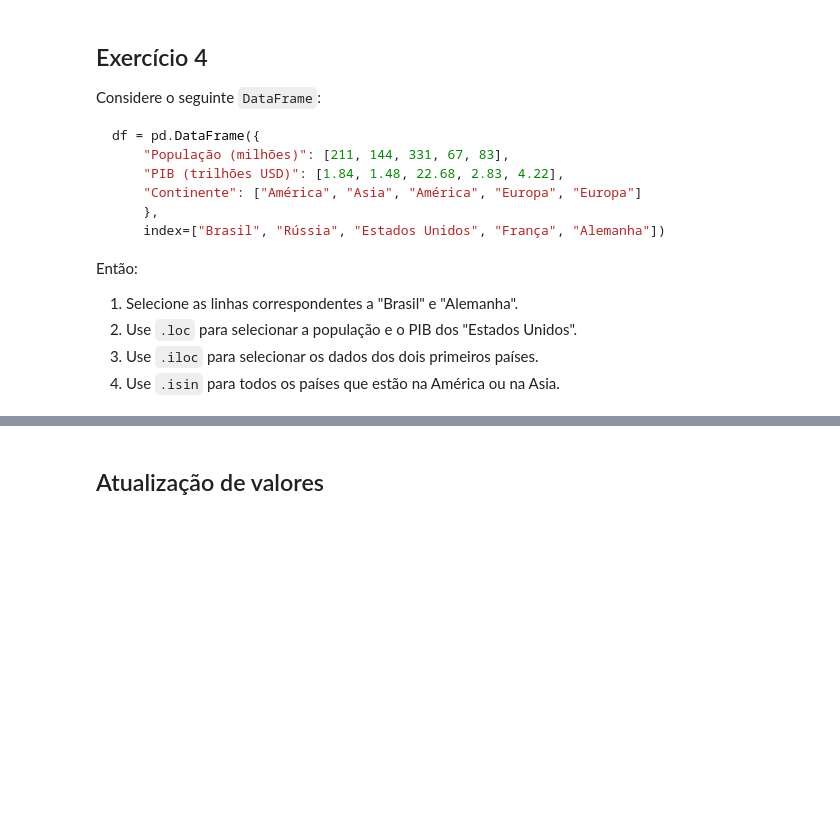
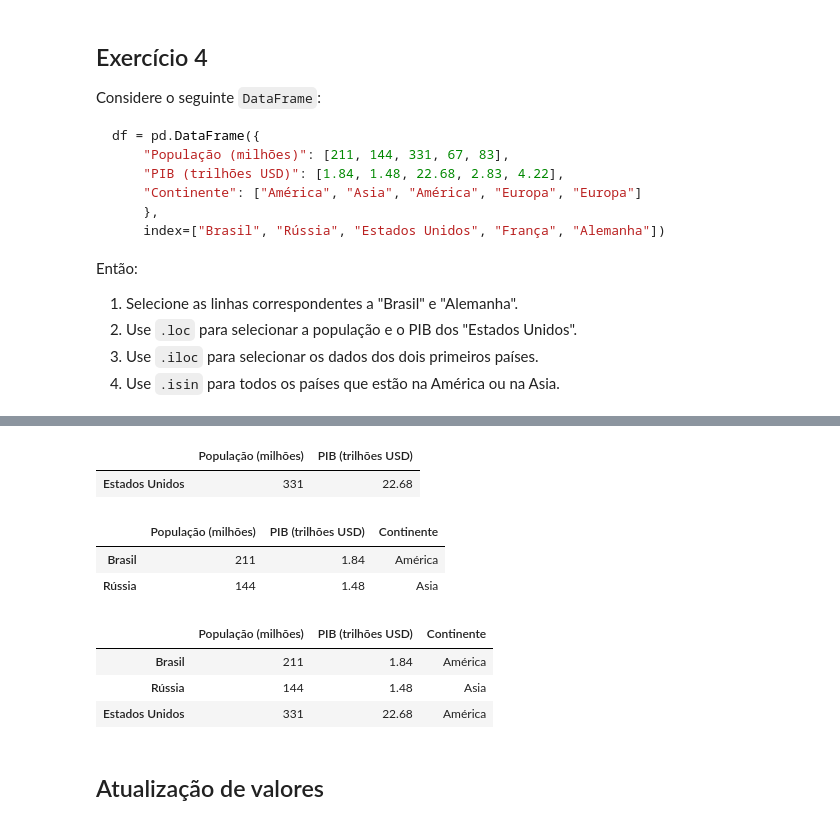
Before and after one commit to py140166149/CEE2, a Jupyter notebook: aulas.ipynb, the cells around one changed output, grey strips where cells are left out. Saved outputs shown, nothing was run; the diff lists cells and outputs as text; code cells hidden in the pictures; blank space fills up the shorter version.

```diff
--- a/aulas.ipynb
+++ b/aulas.ipynb
@@ -3061,3 +3050,14 @@ Então:
 1. Use `.loc` para selecionar a população e o PIB dos "Estados Unidos".
 1. Use `.iloc` para selecionar os dados dos dois primeiros países.
 1. Use `.isin` para todos os países que estão na América ou na Asia.
+# %%
+df = pd.DataFrame({
+    "População (milhões)": [211, 144, 331, 67, 83],
+    "PIB (trilhões USD)": [1.84, 1.48, 22.68, 2.83, 4.22],
+    "Continente": ["América", "Asia", "América", "Europa", "Europa"]
+    },
+    index=["Brasil", "Rússia", "Estados Unidos", "França", "Alemanha"])
+
+print(df)
+
+df.loc[["Brasil","Alemanha"]]
@@ -3064,3 +3074,21 @@ Então:
+# %%
+df.loc[["Estados Unidos"],["População (milhões)","PIB (trilhões USD)"]]
+# %% [output]
+|  | População (milhões) | PIB (trilhões USD) |
+| Estados Unidos | 331 | 22.68 |
+# %%
+df.iloc[0:2]
+# %% [output]
+|  | População (milhões) | PIB (trilhões USD) | Continente |
+| Brasil | 211 | 1.84 | América |
+| Rússia | 144 | 1.48 | Asia |
+# %%
+df[df["Continente"].isin(["América", "Asia"])]
+# %% [output]
+|  | População (milhões) | PIB (trilhões USD) | Continente |
+| Brasil | 211 | 1.84 | América |
+| Rússia | 144 | 1.48 | Asia |
+| Estados Unidos | 331 | 22.68 | América |
 # %% [markdown]
 ## Atualização de valores
 # %% [markdown]
```
Also changed, not shown: parts of 5 cells of this notebook.
